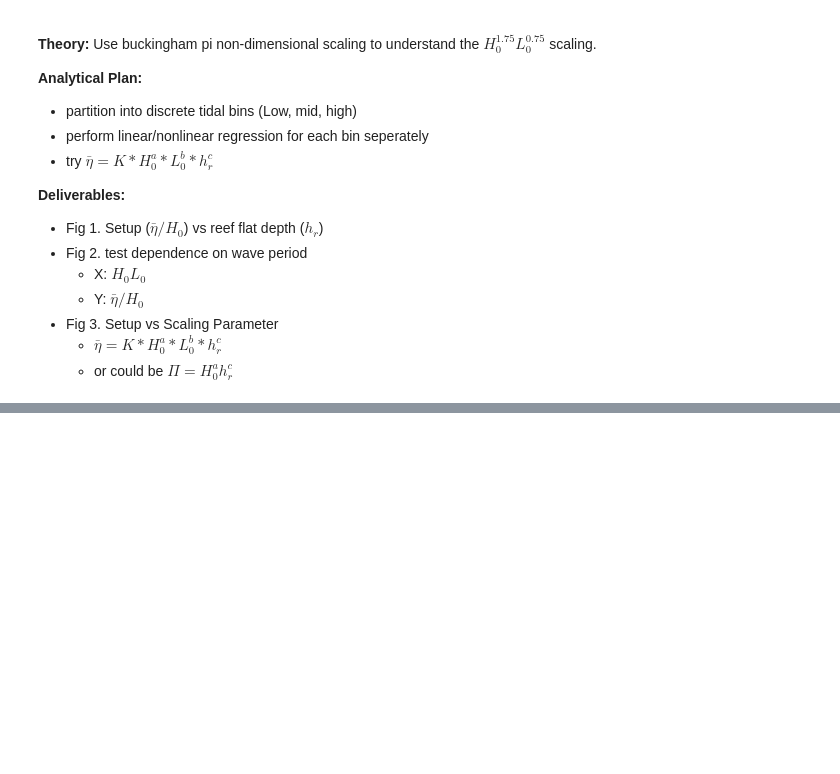
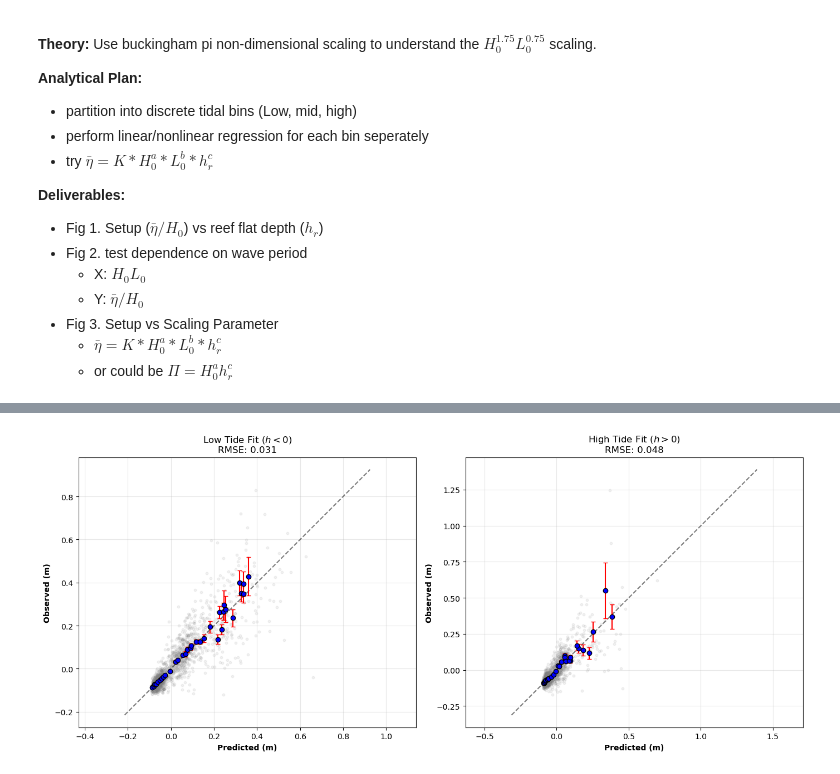
Before and after one commit to isidora-rojas/PILOT_Mokuleia, a Jupyter notebook: Mark_Meetings/1_scaling_tides.ipynb, the cells around one changed output, grey strips where cells are left out. Saved outputs shown, nothing was run; the diff lists cells and outputs as text; code cells hidden in the pictures; blank space fills up the shorter version.

```diff
--- a/Mark_Meetings/1_scaling_tides.ipynb
+++ b/Mark_Meetings/1_scaling_tides.ipynb
@@ -59,3 +38,7 @@ bulk_df = pd.read_parquet('../data_interim/bulk_df.parquet')
 tide_df = bulk_df.copy()
 tide_df['Tide_lo'] = tide_df['h_tide'] < 0
 tide_df['Tide_hi'] = tide_df['h_tide'] > 0
+
+# split dataframe into lo and hi tide
+df_lo = tide_df[tide_df['Tide_lo'] == True].copy()
+df_hi = tide_df[tide_df['Tide_hi'] == True].copy()
@@ -83,0 +81,26 @@ Index(['H0', 'n', 'h_tide', 'L0', 'H0/L0', 'H0L0', 'steepness', 'Tp',
+# %%
+# --- 1. VISUALIZE RES_LO and RES_HI ---
+# We disable sharex/sharey to avoid the "adjustable='datalim'" RuntimeError
+fig, axes = plt.subplots(1, 2, figsize=(14, 6), sharex=False, sharey=False)
+
+# --- Plot Low Tide ---
+if res_lo:
+    plot_model(res_lo, binned_lo, df_lo, ['H0', 'L0'], 'n', ax=axes[0])
+    # Extract params for title
+    p = res_lo['popt']
+    axes[0].set_title(f"Low Tide Fit ($h < 0$)\nRMSE: {res_lo['rmse']:.3f}")
+else:
+    axes[0].text(0.5, 0.5, "Fit Failed", ha='center')
+
+# --- Plot High Tide ---
+if res_hi:
+    plot_model(res_hi, binned_hi, df_hi, ['H0', 'L0'], 'n', ax=axes[1])
+    p = res_hi['popt']
+    axes[1].set_title(f"High Tide Fit ($h > 0$)\nRMSE: {res_hi['rmse']:.3f}")
+else:
+    axes[1].text(0.5, 0.5, "Fit Failed", ha='center')
+
+plt.tight_layout()
+plt.show()
+# %% [output]
+[figure, added]
```
Also changed, not shown: parts of 11 cells of this notebook, 2 other files.
